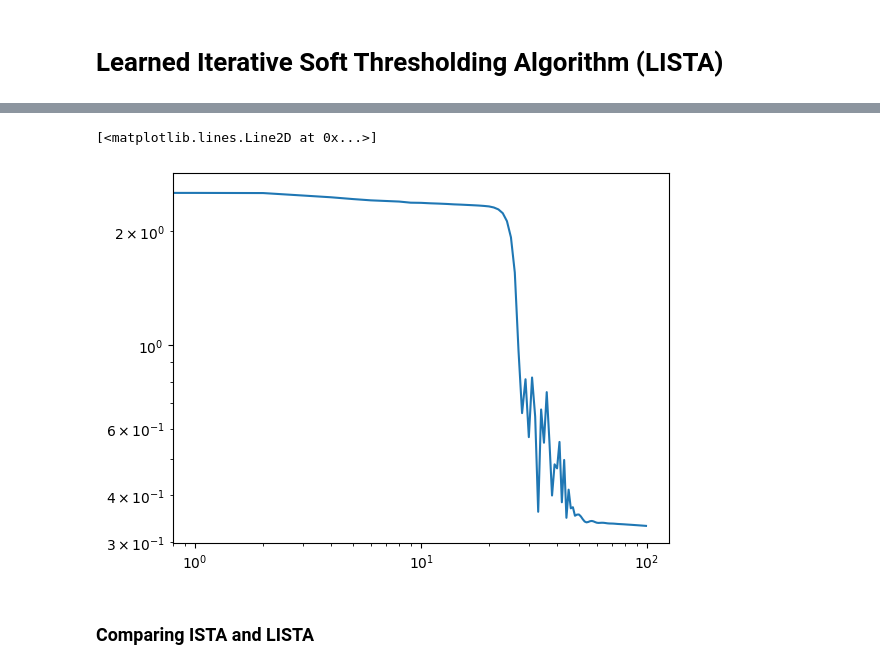
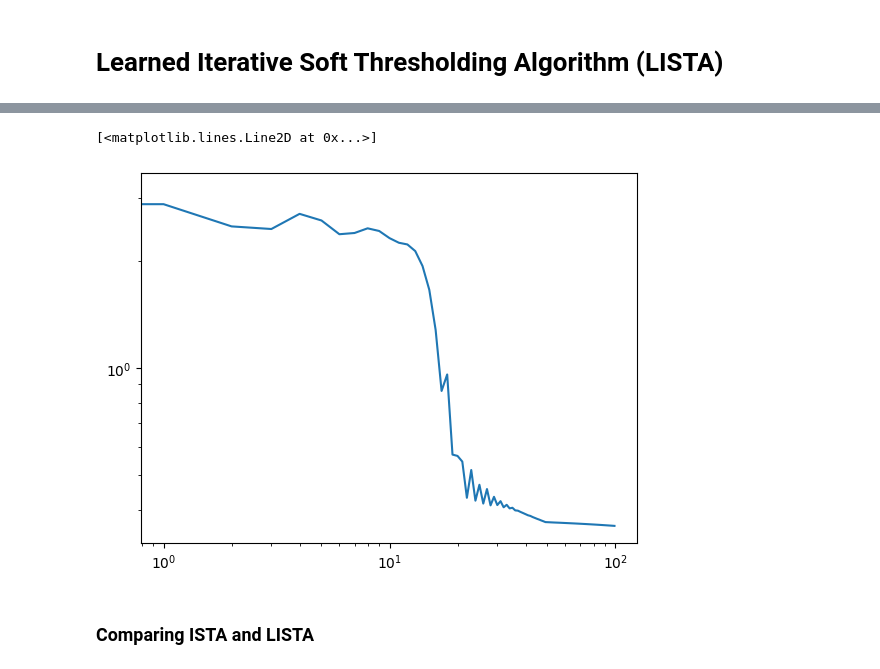
Before and after one commit to LeoDiNino97/RandomStuff, a Jupyter notebook: Learning with sparsity/ISTA_LISTA.ipynb, the cells around one changed output, grey strips where cells are left out. Cells and saved outputs as stored; diff of their text form; code cells hidden in the pictures.

```diff
--- a/Learning with sparsity/ISTA_LISTA.ipynb
+++ b/Learning with sparsity/ISTA_LISTA.ipynb
@@ -200,17 +200,18 @@ class LISTA_Net(nn.Module):
         # Layers
         self.LISTA_layers = nn.ModuleList([LISTA_LAYER(A) for _ in range(self.K + 1)])
 
-        # Losses when infering
+        # Losses when doing inference
         self.losses = []
 
     def forward(self, y, S = None):
+
         x = self.LISTA_layers[0].forward(y,None)
 
         for i in range(1, self.K + 1):
 
             x = self.LISTA_layers[i].forward(y,x)
 
-            if S:
+            if S is not None:
                 self.losses.append(F.mse_loss(x.detach(), S.detach(), reduction="sum").data.item())
 
         return x
@@ -270,7 +271,7 @@ def train(model, train_loader, valid_loader, num_epochs=100):
 
     return loss_test
 # %%
-model = LISTA_Net(A_, 10)
+model = LISTA_Net(A_, 5)
 # %%
 loss = train(model, train_set, test_set)
 # %% [output]
@@ -287,8 +288,8 @@ Epoch 90, Train loss 0.08329234, Validation loss 0.33304040
 # %%
-plt.loglog([L for L in loss])
+plt.loglog(loss)
 # %% [output]
 [<matplotlib.lines.Line2D at 0x...>]
-[figure, old version]
+[figure, new version]
 # %% [markdown]
 ### Comparing ISTA and LISTA
 # %%
```
Also changed, not shown: parts of 10 cells of this notebook.
